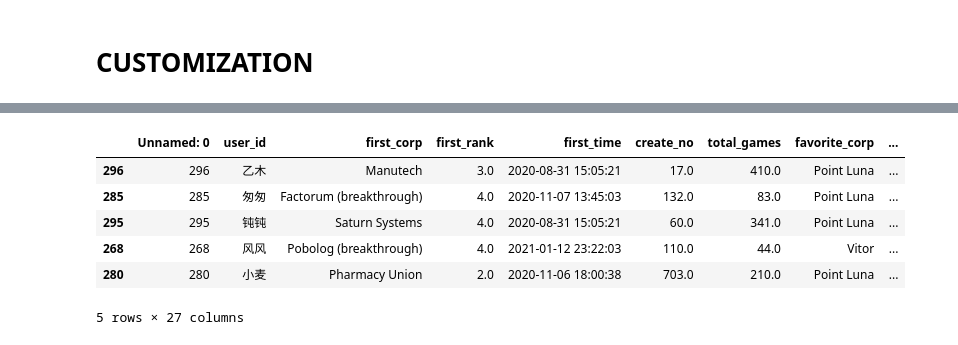
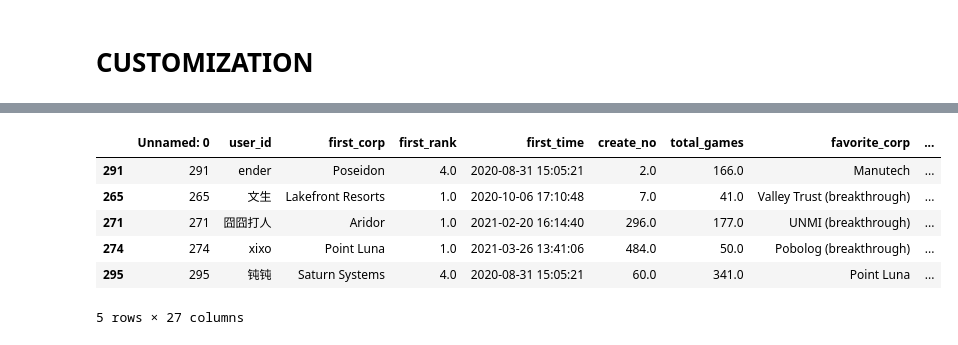
Before and after one commit to Ender-Wiggin2019/tfm-summary, a Jupyter notebook: tfm_data_summary.ipynb, the cells around one changed output, grey strips where cells are left out. Saved outputs shown, nothing was run; the diff lists cells and outputs as text; code cells hidden in the pictures.

```diff
--- a/tfm_data_summary.ipynb
+++ b/tfm_data_summary.ipynb
@@ -286,40 +282,40 @@ def bayesian_avarage(rank,times):
 output_df = pd.read_csv("measure_summary.csv")
 # preprocessing
 output_df = output_df[output_df["user_id"].str.contains("tour-")==False]
 # play times
 output_df = output_df.sort_values(by="total_games",ascending=False)
 output_df['play_times_sort'] = range(1,len(output_df)+1)
 # gens
 output_df = output_df.sort_values(by="avg_gens",ascending=False)
 output_df['gens_sort'] = range(1,len(output_df)+1)
 # terraform
 output_df = output_df.sort_values(by="avg_gens")
 output_df['terra_sort'] = range(1,len(output_df)+1)
 # terraform
 output_df = output_df.sort_values(by="highest_score",ascending=False)
 output_df['highest_sort'] = range(1,len(output_df)+1)
 # rank
-output_df["bayes_rank"] = output_df.apply(lambda x:(x["total_games"]*x["avg_rank"]+1*2.8)/(x["total_games"]+10),axis=1)
+output_df["bayes_rank"] = output_df.apply(lambda x:(x["total_games"]*x["avg_rank"]+10*2.8)/(x["total_games"]+10),axis=1)
 output_df = output_df.sort_values(by="bayes_rank")
 output_df['rank_sort'] = range(1,len(output_df)+1)
 # analyze corp ranking TODO: group by corp,ignore 'breakthrough', then find the index with the maximum values
 output_df['baye_avg'] = output_df.apply(lambda x:(x["fa_corp_times"]*x["fa_corp_rank"]+5*2.5)/(x["fa_corp_times"]+5),axis=1)
 output_df['max_corp'] = output_df.groupby(["favorite_corp"],as_index=False)["baye_avg"].transform(min)
 output_df['max_corp'] = np.where((output_df["max_corp"]==output_df["baye_avg"]) & (output_df["baye_avg"] <= 2.5),1,0)
 # output_pivot = pd.pivot_table(output_df, index=[''])
 # output_df.sort_values(by="baye_avg").groupby(["favorite_corp"],as_index=False).transform(lambda x: x in range(1,len(output_df)+1))
 
 
-output_df = output_df.sort_values(by="highest_sort")
+output_df = output_df.sort_values(by="bayes_rank")
 output_df.to_csv("measure_summary_sort.csv")
 output_df.head()
 # %% [output]
 |  | Unnamed: 0 | user_id | first_corp | first_rank | first_time | create_no | total_games | favorite_corp | ... |
-| 296 | 296 | 乙木 | Manutech | 3.0 | 2020-08-31 15:05:21 | 17.0 | 410.0 | Point Luna | ... |
-| 285 | 285 | 匆匆 | Factorum (breakthrough) | 4.0 | 2020-11-07 13:45:03 | 132.0 | 83.0 | Point Luna | ... |
+| 291 | 291 | ender | Poseidon | 4.0 | 2020-08-31 15:05:21 | 2.0 | 166.0 | Manutech | ... |
+| 265 | 265 | 文生 | Lakefront Resorts | 1.0 | 2020-10-06 17:10:48 | 7.0 | 41.0 | Valley Trust (breakthrough) | ... |
+| 271 | 271 | 囧囧打人 | Aridor | 1.0 | 2021-02-20 16:14:40 | 296.0 | 177.0 | UNMI (breakthrough) | ... |
+| 274 | 274 | xixo | Point Luna | 1.0 | 2021-03-26 13:41:06 | 484.0 | 50.0 | Pobolog (breakthrough) | ... |
 | 295 | 295 | 钝钝 | Saturn Systems | 4.0 | 2020-08-31 15:05:21 | 60.0 | 341.0 | Point Luna | ... |
-| 268 | 268 | 风风 | Pobolog (breakthrough) | 4.0 | 2021-01-12 23:22:03 | 110.0 | 44.0 | Vitor | ... |
-| 280 | 280 | 小麦 | Pharmacy Union | 2.0 | 2020-11-06 18:00:38 | 703.0 | 210.0 | Point Luna | ... |
 5 rows × 27 columns
 # %%
 # final json file
```
Also changed, not shown: parts of 6 cells of this notebook, 6 other files.
